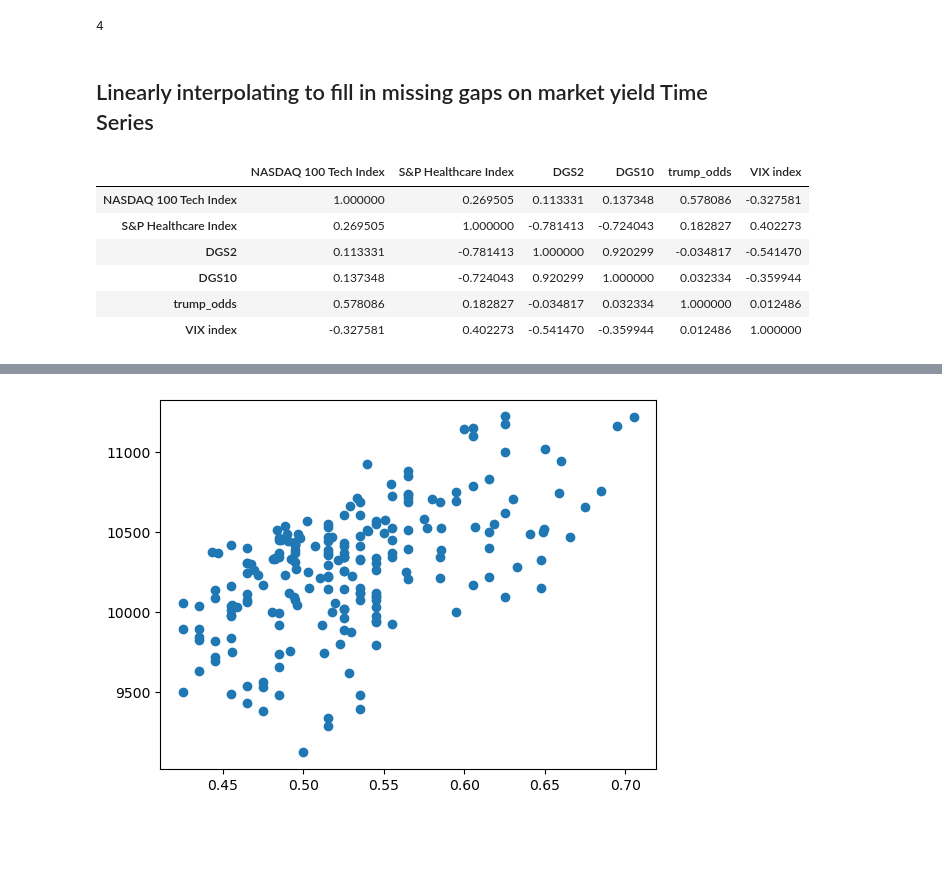
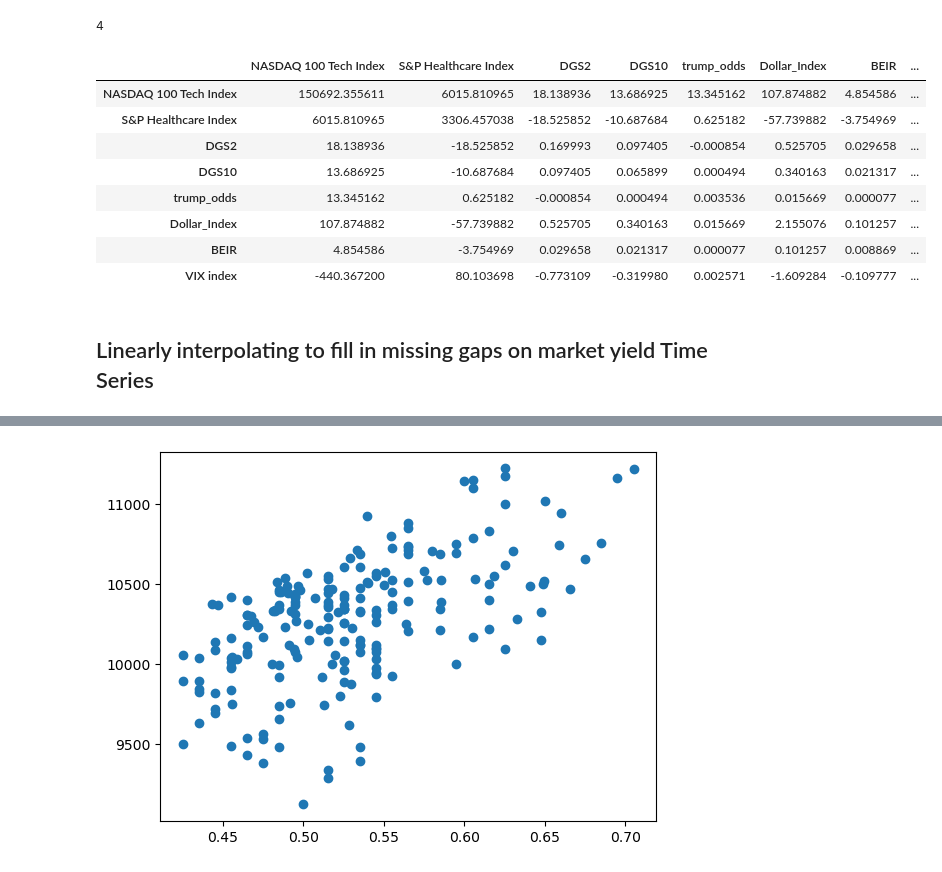
Before and after one commit to dg3358/ACTU-5842-Project, a Jupyter notebook: project_code.ipynb, the cells around one changed output, grey strips where cells are left out. Cells and saved outputs as stored; diff of their text form; code cells hidden in the pictures; blank space fills up the shorter version.

```diff
--- a/project_code.ipynb
+++ b/project_code.ipynb
@@ -53,4 +53,16 @@ columns = np.append(result_Frame.columns.values[-7],
 raw_data = result_Frame.copy()[columns]
+# %%
+raw_data[raw_data.columns.values[1:]].cov()
+# %% [output]
+|  | NASDAQ 100 Tech Index | S&P Healthcare Index | DGS2 | DGS10 | trump_odds | Dollar_Index | BEIR | ... |
+| NASDAQ 100 Tech Index | 150692.355611 | 6015.810965 | 18.138936 | 13.686925 | 13.345162 | 107.874882 | 4.854586 | ... |
+| S&P Healthcare Index | 6015.810965 | 3306.457038 | -18.525852 | -10.687684 | 0.625182 | -57.739882 | -3.754969 | ... |
+| DGS2 | 18.138936 | -18.525852 | 0.169993 | 0.097405 | -0.000854 | 0.525705 | 0.029658 | ... |
+| DGS10 | 13.686925 | -10.687684 | 0.097405 | 0.065899 | 0.000494 | 0.340163 | 0.021317 | ... |
+| trump_odds | 13.345162 | 0.625182 | -0.000854 | 0.000494 | 0.003536 | 0.015669 | 0.000077 | ... |
+| Dollar_Index | 107.874882 | -57.739882 | 0.525705 | 0.340163 | 0.015669 | 2.155076 | 0.101257 | ... |
+| BEIR | 4.854586 | -3.754969 | 0.029658 | 0.021317 | 0.000077 | 0.101257 | 0.008869 | ... |
+| VIX index | -440.367200 | 80.103698 | -0.773109 | -0.319980 | 0.002571 | -1.609284 | -0.109777 | ... |
 # %% [markdown]
 ## Linearly interpolating to fill in missing gaps on market yield Time Series
 # %%
@@ -76,13 +88,3 @@ def interp(dates, array_vals):
 # %%
 raw_data['DGS2'] = interp(raw_data['DATE'], raw_data['DGS2'])
 raw_data['DGS10'] = interp(raw_data['DATE'], raw_data['DGS10'])
-# %%
-raw_data[raw_data.columns.values[1:]].corr()
-# %% [output]
-|  | NASDAQ 100 Tech Index | S&P Healthcare Index | DGS2 | DGS10 | trump_odds | VIX index |
-| NASDAQ 100 Tech Index | 1.000000 | 0.269505 | 0.113331 | 0.137348 | 0.578086 | -0.327581 |
-| S&P Healthcare Index | 0.269505 | 1.000000 | -0.781413 | -0.724043 | 0.182827 | 0.402273 |
-| DGS2 | 0.113331 | -0.781413 | 1.000000 | 0.920299 | -0.034817 | -0.541470 |
-| DGS10 | 0.137348 | -0.724043 | 0.920299 | 1.000000 | 0.032334 | -0.359944 |
-| trump_odds | 0.578086 | 0.182827 | -0.034817 | 0.032334 | 1.000000 | 0.012486 |
-| VIX index | -0.327581 | 0.402273 | -0.541470 | -0.359944 | 0.012486 | 1.000000 |
```
Also changed, not shown: parts of 6 cells of this notebook.
